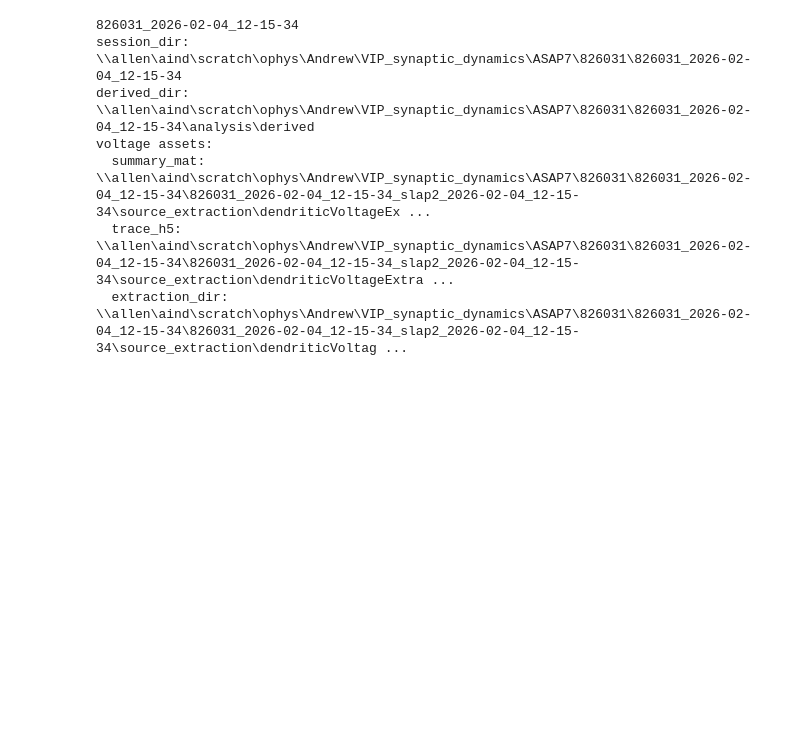
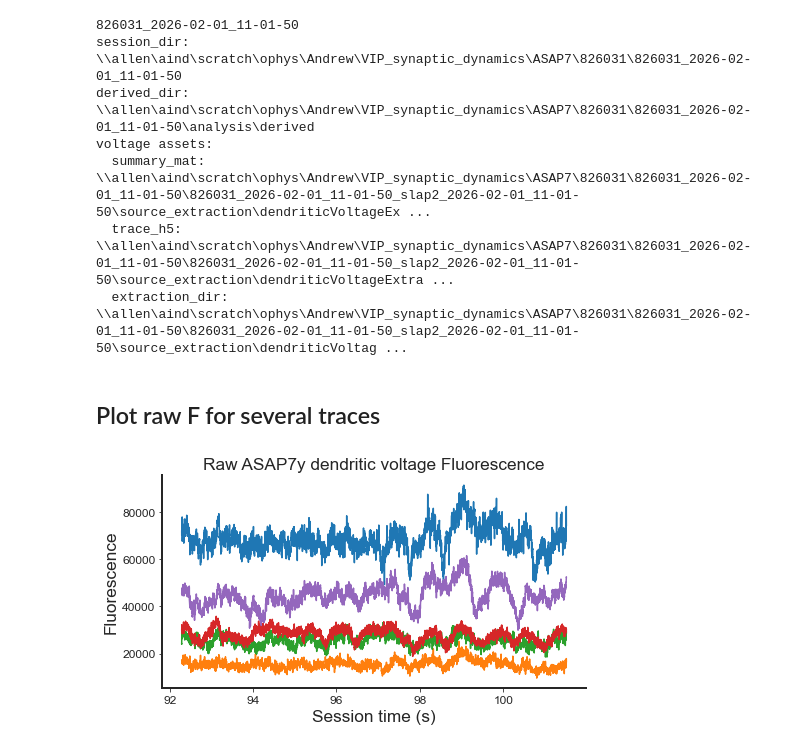
Before and after one commit to AMShelton/vip-slap2-analysis, a Jupyter notebook: notebooks/plotting/voltage/PlotVoltageTraces.ipynb, the cells around one changed output. Saved outputs shown, nothing was run; the diff lists cells and outputs as text; code cells hidden in the pictures; blank space fills up the shorter version.

```diff
--- a/notebooks/plotting/voltage/PlotVoltageTraces.ipynb
+++ b/notebooks/plotting/voltage/PlotVoltageTraces.ipynb
@@ -84,6 +84,6 @@ Found 10 candidate sessions.
 10 rows × 23 columns
 # %%
-asset = assets[4]
+asset = assets[1]
 print(asset.session_id)
 print("session_dir:", asset.session_dir)
 print("derived_dir:", asset.derived_dir)
@@ -91,12 +91,14 @@ print("voltage assets:")
 for key, path in asset.get_modality_assets("voltage").items():
     print(f"  {key}: {path}")
 # %% [output]
-826031_2026-02-04_12-15-34
-session_dir: \\allen\aind\scratch\ophys\Andrew\VIP_synaptic_dynamics\ASAP7\826031\826031_2026-02-04_12-15-34
-derived_dir: \\allen\aind\scratch\ophys\Andrew\VIP_synaptic_dynamics\ASAP7\826031\826031_2026-02-04_12-15-34\analysis\derived
+826031_2026-02-01_11-01-50
+session_dir: \\allen\aind\scratch\ophys\Andrew\VIP_synaptic_dynamics\ASAP7\826031\826031_2026-02-01_11-01-50
+derived_dir: \\allen\aind\scratch\ophys\Andrew\VIP_synaptic_dynamics\ASAP7\826031\826031_2026-02-01_11-01-50\analysis\derived
 voltage assets:
-  summary_mat: \\allen\aind\scratch\ophys\Andrew\VIP_synaptic_dynamics\ASAP7\826031\826031_2026-02-04_12-15-34\826031_2026-02-04_12-15-34_slap2_2026-02-04_12-15-34\source_extraction\dendriticVoltageEx ...
-  trace_h5: \\allen\aind\scratch\ophys\Andrew\VIP_synaptic_dynamics\ASAP7\826031\826031_2026-02-04_12-15-34\826031_2026-02-04_12-15-34_slap2_2026-02-04_12-15-34\source_extraction\dendriticVoltageExtra ...
-  extraction_dir: \\allen\aind\scratch\ophys\Andrew\VIP_synaptic_dynamics\ASAP7\826031\826031_2026-02-04_12-15-34\826031_2026-02-04_12-15-34_slap2_2026-02-04_12-15-34\source_extraction\dendriticVoltag ...
+  summary_mat: \\allen\aind\scratch\ophys\Andrew\VIP_synaptic_dynamics\ASAP7\826031\826031_2026-02-01_11-01-50\826031_2026-02-01_11-01-50_slap2_2026-02-01_11-01-50\source_extraction\dendriticVoltageEx ...
+  trace_h5: \\allen\aind\scratch\ophys\Andrew\VIP_synaptic_dynamics\ASAP7\826031\826031_2026-02-01_11-01-50\826031_2026-02-01_11-01-50_slap2_2026-02-01_11-01-50\source_extraction\dendriticVoltageExtra ...
+  extraction_dir: \\allen\aind\scratch\ophys\Andrew\VIP_synaptic_dynamics\ASAP7\826031\826031_2026-02-01_11-01-50\826031_2026-02-01_11-01-50_slap2_2026-02-01_11-01-50\source_extraction\dendriticVoltag ...
 # %%
 vs = VoltageSummary(asset.modality_assets['voltage']['summary_mat'])
+# %% [markdown]
+## Plot raw F for several traces
@@ -102,0 +111,26 @@ vs = VoltageSummary(asset.modality_assets['voltage']['summary_mat'])
+# %%
+fig,ax=plt.subplots(figsize=(7,4))
+
+sns.despine()
+
+ax.tick_params(axis='x', which='major', reset=True, top=False, labelsize=12)
+ax.tick_params(axis='y', which='major', reset=True, right=False, labelsize=12)
+for spine in ['left','bottom']:
+    ax.spines[spine].set_linewidth(2)
+
+im_rate = 10_800
+t = np.linspace((len(traces[0])/im_rate)*trial,(len(traces[0])/im_rate)*(trial+1),len(traces[0]))
+
+for i,d in enumerate(traces[:5]):
+    ax.plot(t,d)
+
+ax.set_xlabel('Session time (s)')
+ax.set_ylabel('Fluorescence')
+
+ax.set_title('Raw ASAP7y dendritic voltage Fluorescence')
+
+fig.tight_layout()
+filen = 'rw_F_example'
+save_figure(fig,os.path.join(SAVE_PATH,filen),formats = ['.pdf','.png'],dpi=300)
+# %% [output]
+[figure, added]
```
Also changed, not shown: parts of 15 cells of this notebook, 7 other files.
